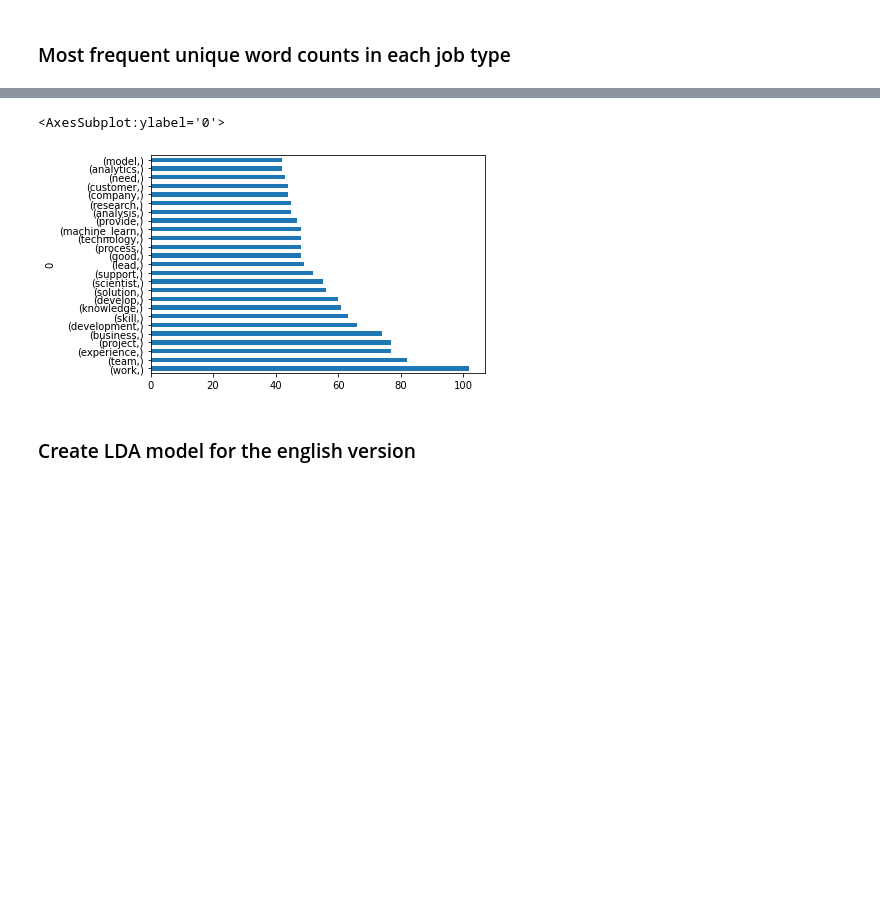
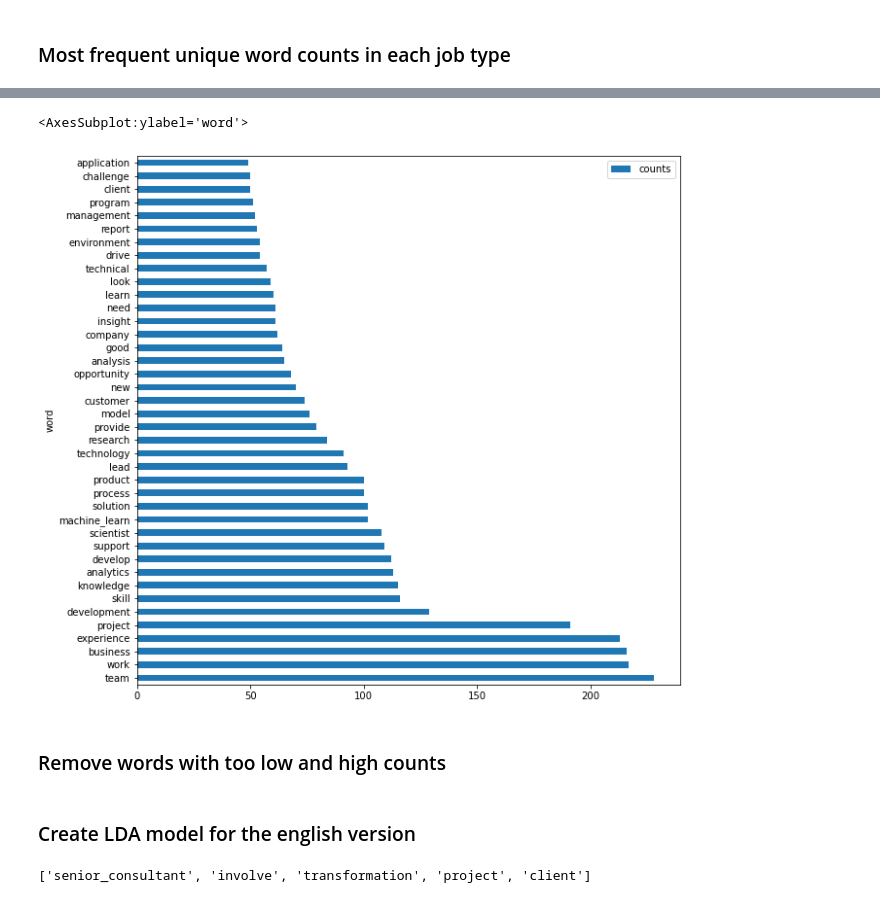
Before and after one commit to MaartenVandenhof-r0613805/Job-analysis, a Jupyter notebook: notebooks/linkedin-data-science-job-analysis-belgium.ipynb, the cells around one changed output, grey strips where cells are left out. Cells and saved outputs as stored; diff of their text form; code cells hidden in the pictures; blank space fills up the shorter version.

Commit message:
better bar charts

```diff
--- a/notebooks/linkedin-data-science-job-analysis-belgium.ipynb
+++ b/notebooks/linkedin-data-science-job-analysis-belgium.ipynb
@@ -153,0 +156,15 @@ list(cards_df["nlp_desc_unique"][0])[0:20]
+# %%
+# Create function to detect level
+def returnLevel(title):
+    if "junior" in title:
+        return "junior"
+    if "senior" in title:
+        return "senior"
+    if "stage" in title or "internship" in title:
+        return "intern"
+    return "medior"
+# %%
+# Titles to lowercase
+cards_df["Title"] = [title.lower() for title in cards_df["Title"]]
+cards_df["Experience"] = [returnLevel(title) for title in cards_df["Title"]]
+cards_df[["Title", "Experience"]].head()
@@ -222,4 +259,11 @@ dc_counts_cities.head()
 dc_cards_en = dc_cards[dc_cards["Language"] == "en"]
 dc_desc_list = []
 dc_desc_list = [word for unique in dc_cards_en["nlp_desc_unique"] for word in list(unique)]
-dc_freq = pd.DataFrame(dc_desc_list).value_counts()
+
+# Create df with word counts for all english job descriptions
+dc_words = pd.DataFrame([word for l in dc_cards_en["nlp_desc_bi"] for word in l])
+dc_freq = pd.DataFrame(dc_words.value_counts())
+dc_freq.rename(columns={0:"counts"}, inplace=True)
+dc_freq = dc_freq.reset_index()
+dc_freq.rename(columns={0:"word"}, inplace=True)
+dc_freq.sort_values(ascending=False, by=["counts"]).head(20)
@@ -226,7 +288,9 @@ dc_freq = pd.DataFrame(dc_desc_list).value_counts()
 # %%
-dc_freq[0:25].plot(kind="barh")
+dc_freq[0:40].plot(kind="barh", x="word", y="counts", figsize=(10, 10))
 # Clearly some words need to be put together as 1 word and simplified
 # (ex: "machine learning", "project and projects")
 # %% [output]
-<AxesSubplot:ylabel='0'>
+<AxesSubplot:ylabel='word'>
-[figure, old version]
+[figure, new version]
+# %% [markdown]
+### Remove words with too low and high counts
@@ -233,4 +299,13 @@ dc_freq[0:25].plot(kind="barh")
 # %% [markdown]
 ### Create LDA model for the english version
+# %%
+# Filter too frequent words
+desc_list_en = []
+for word_l in dc_cards_en["nlp_desc_bi"]:
+    filtered_l = [word for word in word_l if word in list(dc_freq["word"])]
+    desc_list_en.append(filtered_l)
+desc_list_en[0][0:5]
+# %% [output]
+['senior_consultant', 'involve', 'transformation', 'project', 'client']
 # %%
 # Create Variables for LDA
```
Also changed, not shown: parts of 18 cells of this notebook.
